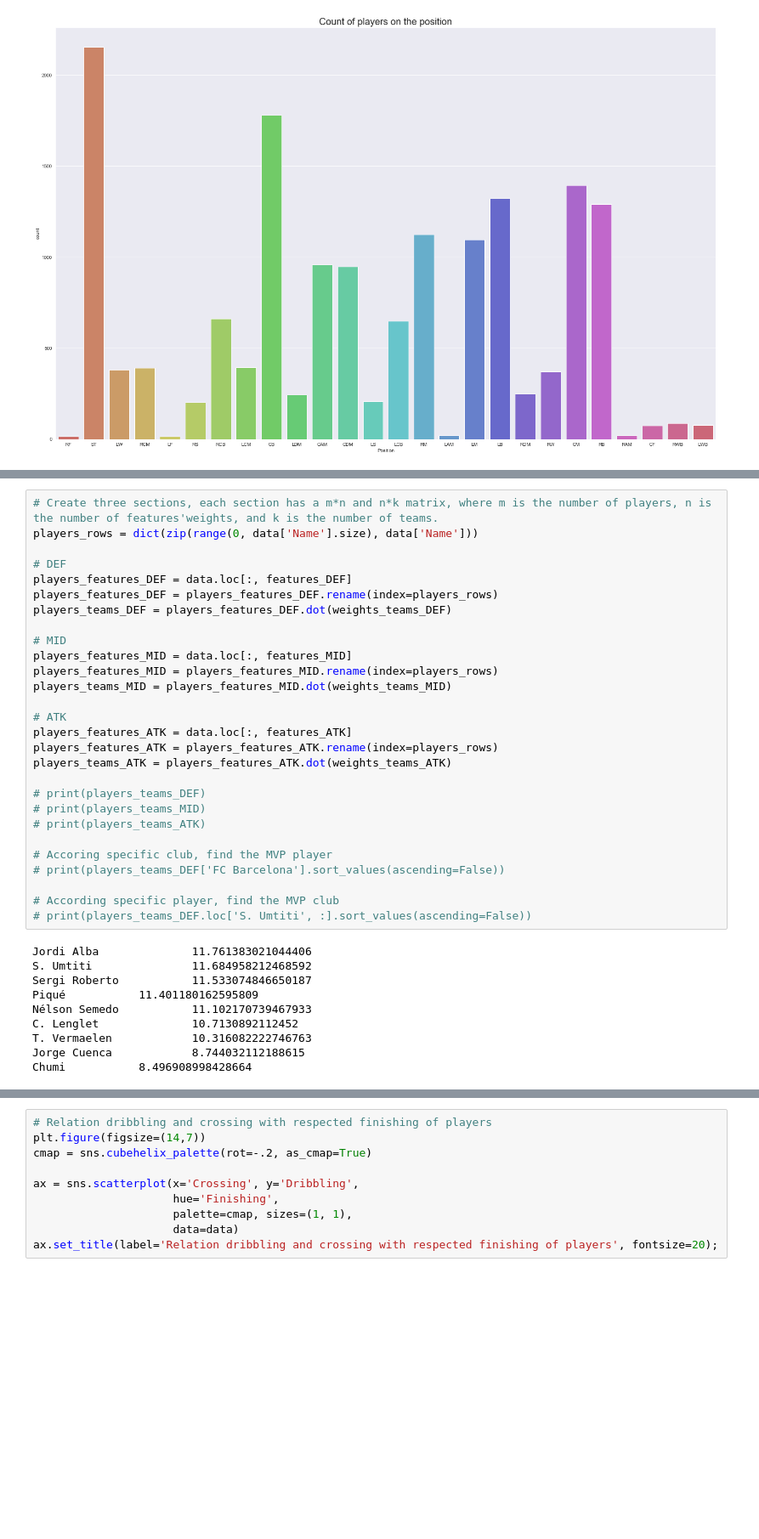
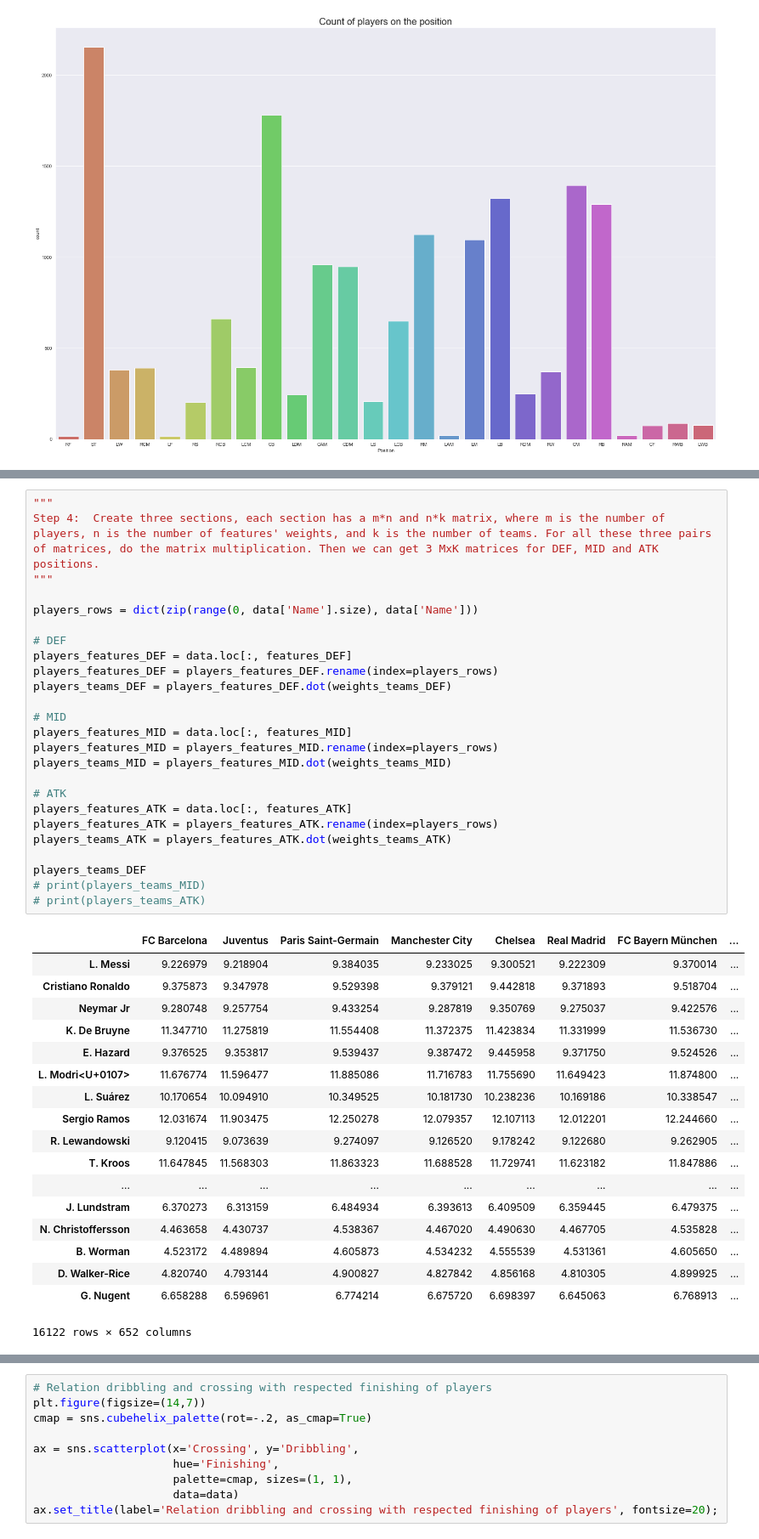
Before and after one commit to tonyz0x0/football-manager, a Jupyter notebook: analysis-kejie.ipynb, the cells around one changed output, grey strips where cells are left out. Shown at 85% size. Drawn from its saved outputs; the diff is of its cells as text; blank space fills up the shorter version.

```diff
--- a/analysis-kejie.ipynb
+++ b/analysis-kejie.ipynb
@@ -409,38 +423,44 @@ BallControl           0.018173
 # %%
-# Create three sections, each section has a m*n and n*k matrix, where m is the number of players, n is the number of features'weights, and k is the number of teams.
+"""
+Step 4:  Create three sections, each section has a m*n and n*k matrix, where m is the number of players, n is the number of features' weights, and k is the number of teams. For all these three pairs of matrices, do the matrix multiplication. Then we can get 3 MxK matrices for DEF, MID and ATK positions.
+"""
+
 players_rows = dict(zip(range(0, data['Name'].size), data['Name']))
 
 # DEF
 players_features_DEF = data.loc[:, features_DEF]
 players_features_DEF = players_features_DEF.rename(index=players_rows)
 players_teams_DEF = players_features_DEF.dot(weights_teams_DEF)
 
 # MID
 players_features_MID = data.loc[:, features_MID]
 players_features_MID = players_features_MID.rename(index=players_rows)
 players_teams_MID = players_features_MID.dot(weights_teams_MID)
 
 # ATK
 players_features_ATK = data.loc[:, features_ATK]
 players_features_ATK = players_features_ATK.rename(index=players_rows)
 players_teams_ATK = players_features_ATK.dot(weights_teams_ATK)
 
-# print(players_teams_DEF)
+players_teams_DEF
 # print(players_teams_MID)
 # print(players_teams_ATK)
-
-# Accoring specific club, find the MVP player
-# print(players_teams_DEF['FC Barcelona'].sort_values(ascending=False))
-
-# According specific player, find the MVP club
-# print(players_teams_DEF.loc['S. Umtiti', :].sort_values(ascending=False))
 # %% [output]
+|  | FC Barcelona | Juventus | Paris Saint-Germain | Manchester City | Chelsea | Real Madrid | FC Bayern München | ... |
+| L. Messi | 9.226979 | 9.218904 | 9.384035 | 9.233025 | 9.300521 | 9.222309 | 9.370014 | ... |
+| Cristiano Ronaldo | 9.375873 | 9.347978 | 9.529398 | 9.379121 | 9.442818 | 9.371893 | 9.518704 | ... |
+| Neymar Jr | 9.280748 | 9.257754 | 9.433254 | 9.287819 | 9.350769 | 9.275037 | 9.422576 | ... |
+| K. De Bruyne | 11.347710 | 11.275819 | 11.554408 | 11.372375 | 11.423834 | 11.331999 | 11.536730 | ... |
+| E. Hazard | 9.376525 | 9.353817 | 9.539437 | 9.387472 | 9.445958 | 9.371750 | 9.524526 | ... |
+| L. Modri<U+0107> | 11.676774 | 11.596477 | 11.885086 | 11.716783 | 11.755690 | 11.649423 | 11.874800 | ... |
+| L. Suárez | 10.170654 | 10.094910 | 10.349525 | 10.181730 | 10.238236 | 10.169186 | 10.338547 | ... |
+| Sergio Ramos | 12.031674 | 11.903475 | 12.250278 | 12.079357 | 12.107113 | 12.012201 | 12.244660 | ... |
+| R. Lewandowski | 9.120415 | 9.073639 | 9.274097 | 9.126520 | 9.178242 | 9.122680 | 9.262905 | ... |
+| T. Kroos | 11.647845 | 11.568303 | 11.863323 | 11.688528 | 11.729741 | 11.623182 | 11.847886 | ... |
+| ... | ... | ... | ... | ... | ... | ... | ... | ... |
+| J. Lundstram | 6.370273 | 6.313159 | 6.484934 | 6.393613 | 6.409509 | 6.359445 | 6.479375 | ... |
+| N. Christoffersson | 4.463658 | 4.430737 | 4.538367 | 4.467020 | 4.490630 | 4.467705 | 4.535828 | ... |
+| B. Worman | 4.523172 | 4.489894 | 4.605873 | 4.534232 | 4.555539 | 4.531361 | 4.605650 | ... |
+| D. Walker-Rice | 4.820740 | 4.793144 | 4.900827 | 4.827842 | 4.856168 | 4.810305 | 4.899925 | ... |
+| G. Nugent | 6.658288 | 6.596961 | 6.774214 | 6.675720 | 6.698397 | 6.645063 | 6.768913 | ... |
-Jordi Alba              11.761383021044406
-S. Umtiti               11.684958212468592
-Sergi Roberto           11.533074846650187
-Piqué           11.401180162595809
-Nélson Semedo           11.102170739467933
-C. Lenglet              10.7130892112452
-T. Vermaelen            10.316082222746763
-Jorge Cuenca            8.744032112188615
-Chumi           8.496908998428664
+16122 rows × 652 columns
```
Also changed, not shown: parts of 8 cells of this notebook, 1 other file.
